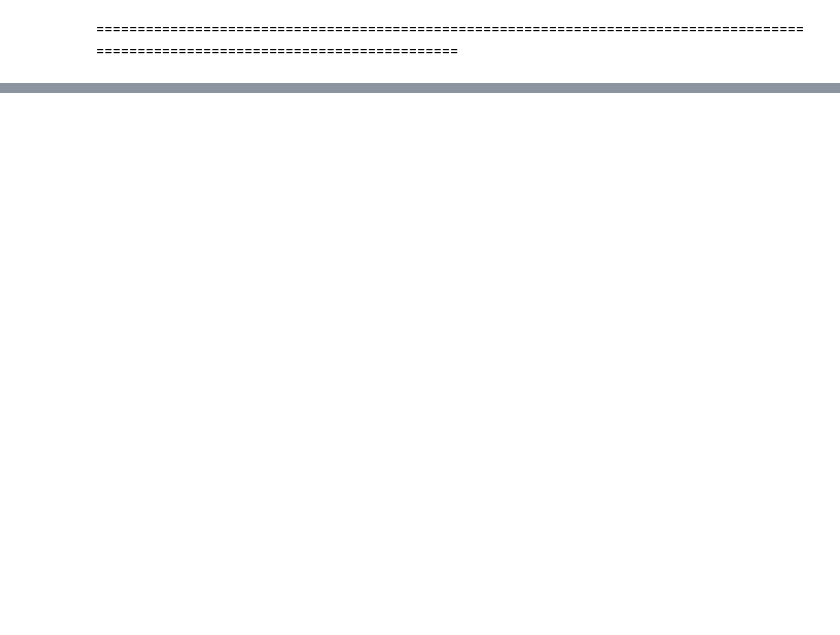
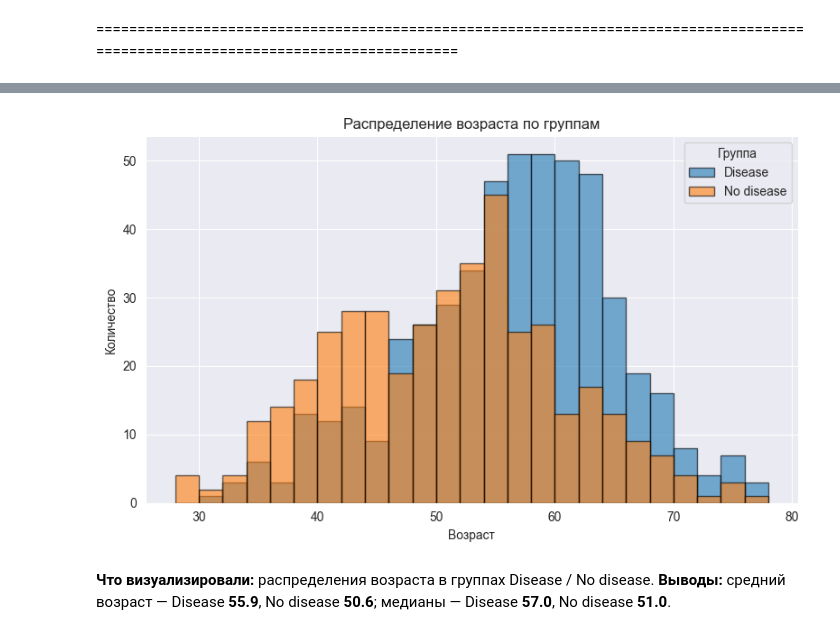
Before and after one commit to b4lk4r/YPP, a Jupyter notebook: laba_2/sample.ipynb, the cells around one changed output, grey strips where cells are left out. Saved outputs shown, nothing was run; the diff lists cells and outputs as text; code cells hidden in the pictures; blank space fills up the shorter version.

```diff
--- a/laba_2/sample.ipynb
+++ b/laba_2/sample.ipynb
@@ -188,0 +198,15 @@ plt.show()
+# %%
+from pathlib import Path
+import pandas as pd
+import numpy as np
+import matplotlib.pyplot as plt
+from IPython.display import display, Markdown
+
+%matplotlib inline
+plt.rcParams.update({"figure.figsize": (8, 5), "axes.grid": True})
+# %%
+csv_path = r"heart.csv"
+df = pd.read_csv(csv_path)
+df.columns = [c.lower() for c in df.columns]
+
+display(df.head())
@@ -188,0 +269,30 @@ plt.show()
+# %%
+# График 1: Гистограмма возраста по группам target
+bins = np.arange(int(df[C['age']].min()), int(df[C['age']].max()) + 2, 2)
+
+plt.figure()
+for label, grp in df.groupby('target_label'):
+    plt.hist(grp[C['age']].dropna(), bins=bins, alpha=0.6, label=label, edgecolor='black')
+
+plt.title('Распределение возраста по группам')
+plt.xlabel('Возраст')
+plt.ylabel('Количество')
+plt.legend(title='Группа')
+plt.tight_layout()
+plt.show()
+
+# Средние и медианы по группам
+mean_age = df.groupby('target_label')[C['age']].mean().round(1).to_dict()
+med_age  = df.groupby('target_label')[C['age']].median().round(1).to_dict()
+
+display(Markdown(f"""
+**Что визуализировали:** распределения возраста в группах Disease / No disease.
+**Выводы:** средний возраст — Disease **{mean_age.get('Disease','n/a')}**, No disease **{mean_age.get('No disease','n/a')}**;
+медианы — Disease **{med_age.get('Disease','n/a')}**, No disease **{med_age.get('No disease','n/a')}**.
+"""))
+# %% [output]
+[figure, added]
+
+**Что визуализировали:** распределения возраста в группах Disease / No disease.
+**Выводы:** средний возраст — Disease **55.9**, No disease **50.6**;
+медианы — Disease **57.0**, No disease **51.0**.
```
Also changed, not shown: parts of 6 cells of this notebook.
